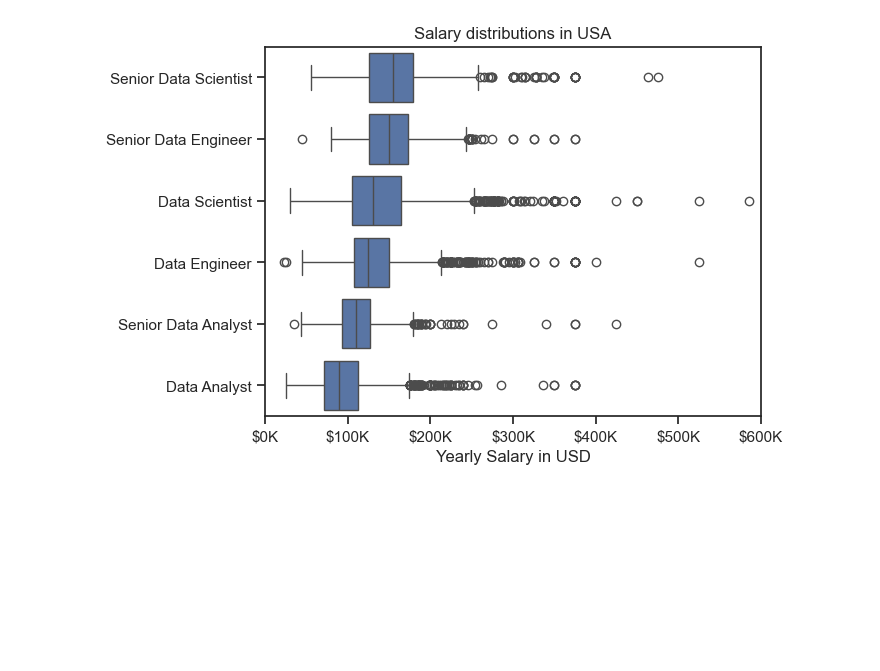
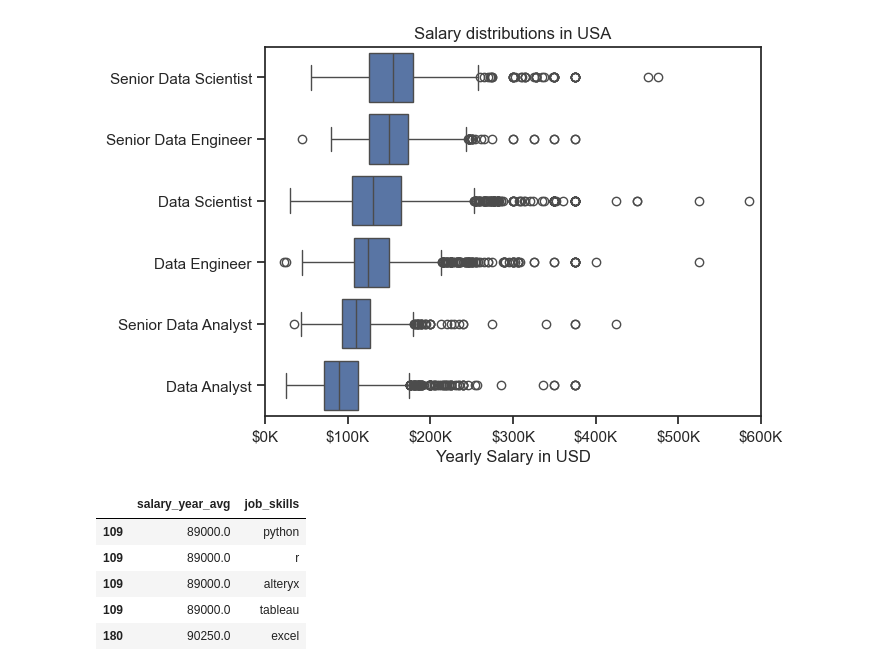
Before and after one commit to RojasJim/Project, a Jupyter notebook: Python Project/4.Salary_Analysis.ipynb, the cells around one changed output. Drawn from its saved outputs; the diff is of its cells as text; code cells hidden in the pictures; blank space fills up the shorter version.

```diff
--- a/Python Project/4.Salary_Analysis.ipynb
+++ b/Python Project/4.Salary_Analysis.ipynb
@@ -45,3 +45,7 @@ plt.gca().xaxis.set_major_formatter(ticks_x)
 plt.show()
 # %% [output]
 [figure]
+# %%
+# Investigate Median Salary vs Skill for Data Analysts
+
+df_usa_da = df[(df['job_country']=='United States')&(df['job_title_short']=='Data Analyst')].copy()
@@ -47,0 +54,10 @@ plt.show()
+# %%
+df_usa_da = df_usa_da.explode('job_skills')
+df_usa_da[['salary_year_avg','job_skills']].head()
+# %% [output]
+|  | salary_year_avg | job_skills |
+| 109 | 89000.0 | python |
+| 109 | 89000.0 | r |
+| 109 | 89000.0 | alteryx |
+| 109 | 89000.0 | tableau |
+| 180 | 90250.0 | excel |
```
Also changed, not shown: parts of 4 cells of this notebook, 1 other file.
